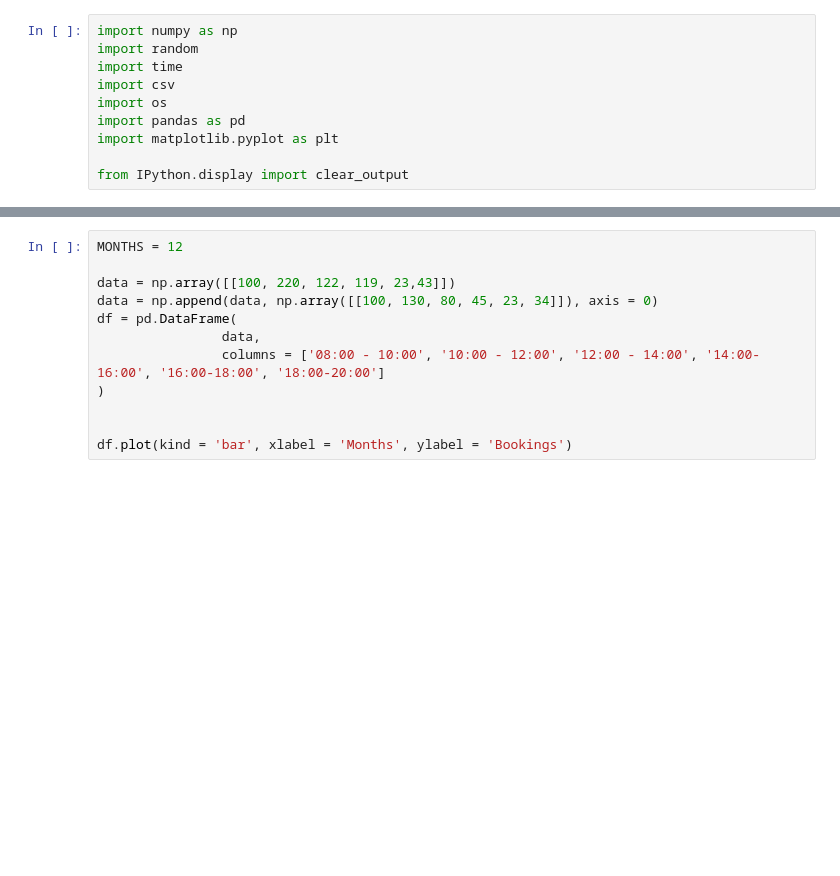
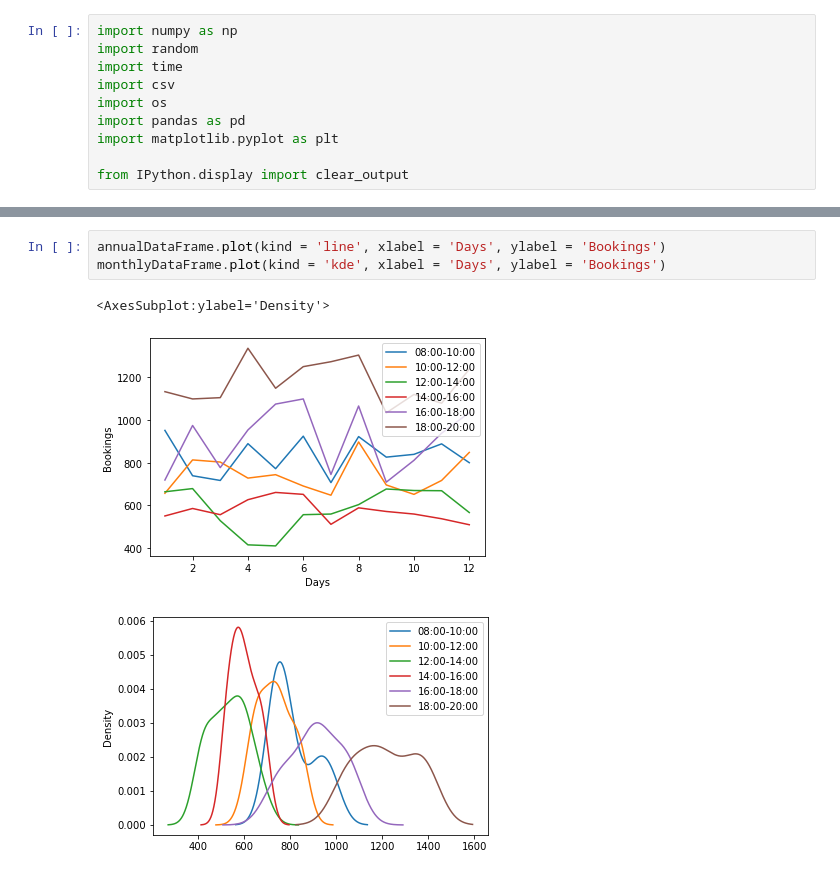
Before and after one commit to pratyayganguli/Dynamic-Pricing-Data-Visualization, a Jupyter notebook: notebook-files/booking-data-csv.ipynb, the cells around one changed output, grey strips where cells are left out. Drawn from its saved outputs; the diff is of its cells as text; blank space fills up the shorter version.

```diff
--- a/notebook-files/booking-data-csv.ipynb
+++ b/notebook-files/booking-data-csv.ipynb
@@ -63,12 +118,7 @@ File Exported
 # %%
-MONTHS = 12
-
-data = np.array([[100, 220, 122, 119, 23,43]])
-data = np.append(data, np.array([[100, 130, 80, 45, 23, 34]]), axis = 0)
-df = pd.DataFrame(
-                data,
-                columns = ['08:00 - 10:00', '10:00 - 12:00', '12:00 - 14:00', '14:00-16:00', '16:00-18:00', '18:00-20:00']
-)
-
-
-df.plot(kind = 'bar', xlabel = 'Months', ylabel = 'Bookings')
+annualDataFrame.plot(kind = 'line', xlabel = 'Days', ylabel = 'Bookings')
+monthlyDataFrame.plot(kind = 'kde', xlabel = 'Days', ylabel = 'Bookings')
+# %% [output]
+<AxesSubplot:ylabel='Density'>
+[figure, added]
+[figure, added]
```
Also changed, not shown: parts of 4 cells of this notebook, 8 other files.
